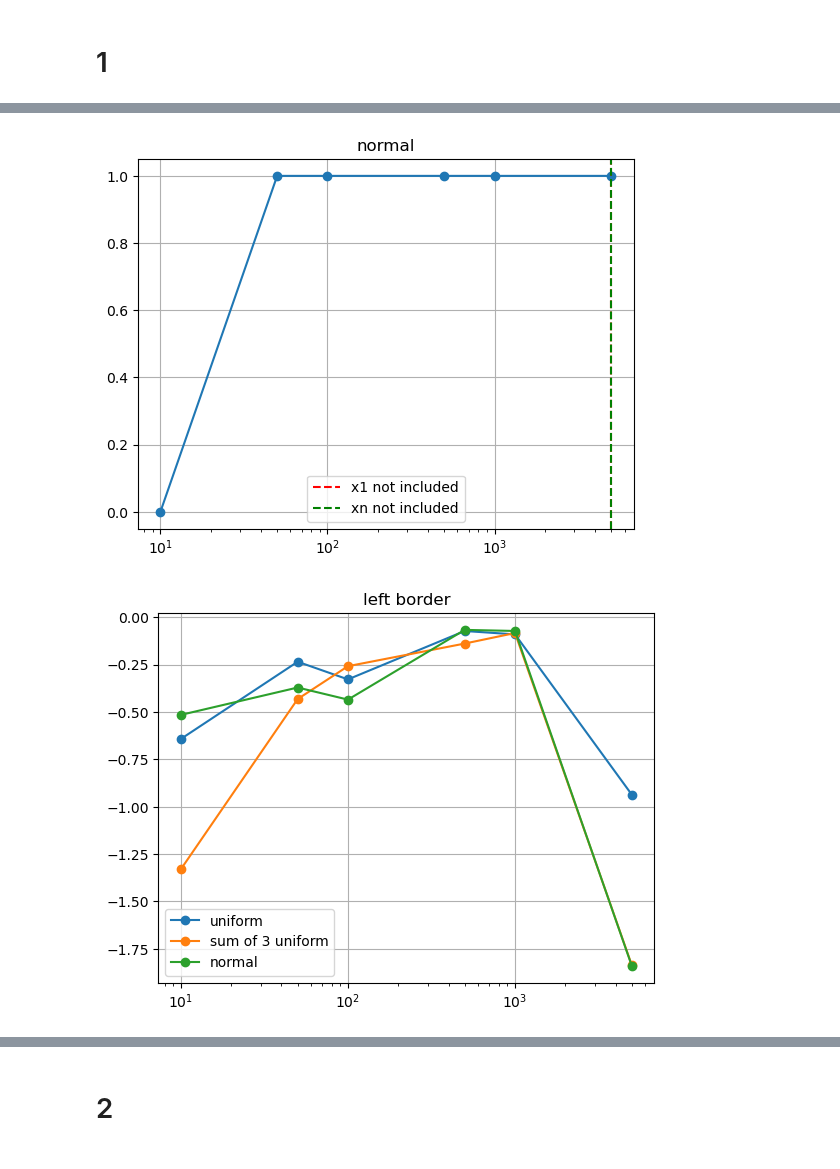
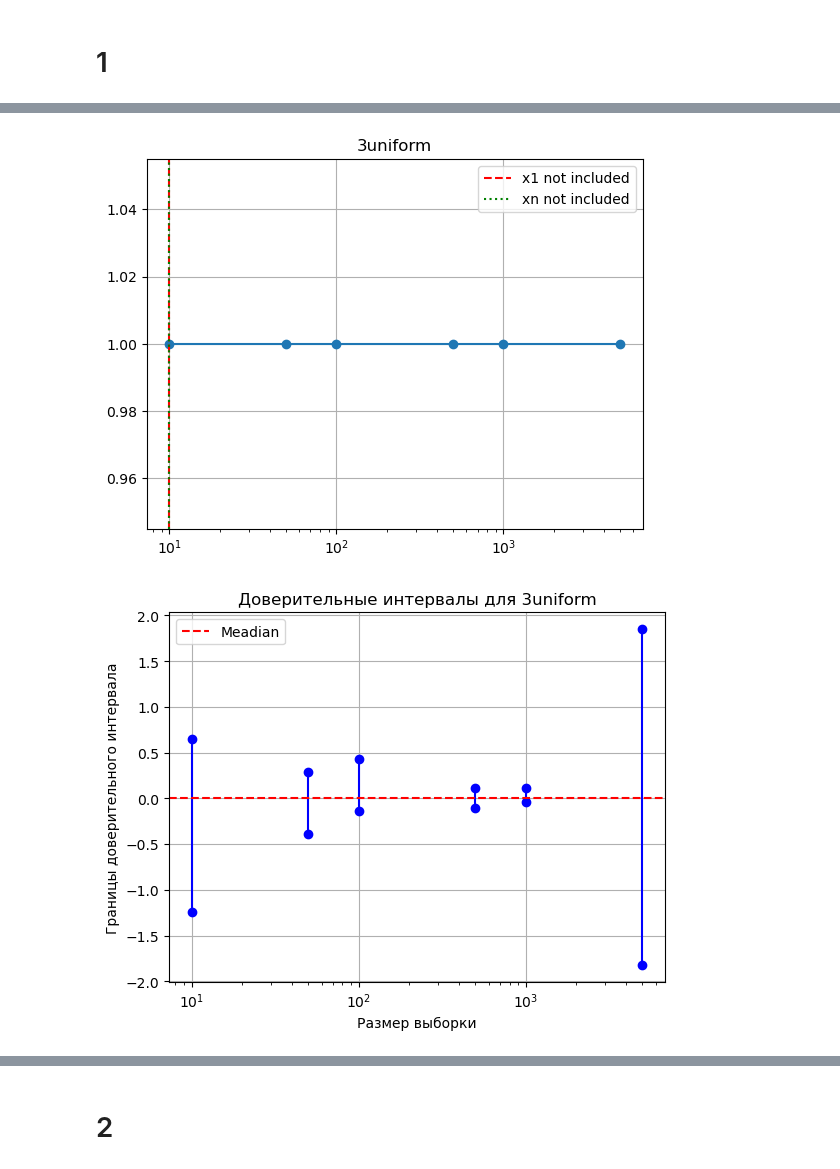
Before and after one commit to nixiieee/applied-statistics, a Jupyter notebook: 04/04_2709.ipynb, the cells around one changed output, grey strips where cells are left out. Saved outputs shown, nothing was run; the diff lists cells and outputs as text; code cells hidden in the pictures.

```diff
--- a/04/04_2709.ipynb
+++ b/04/04_2709.ipynb
@@ -115,9 +111,9 @@ def plot_intervals(type_interval, func_generate, mean, q=0.95, p=0.5, mode='defa
             cur_l.append(l)
             cur_r.append(r)
 
-            if data[0] <= l:
+            if data[0] <= l and x1_not_included == 1:
                 x1_not_included = N
-            if data[N-1] >= r:
+            if data[N-1] >= r and xn_not_included == 1:
                 xn_not_included = N
 
             if type_interval == 'median_analytical':
@@ -139,7 +135,7 @@ def plot_intervals(type_interval, func_generate, mean, q=0.95, p=0.5, mode='defa
     if x1_not_included > 1:
         plt.axvline(x1_not_included, color='red', linestyle='--', label='x1 not included')
     if xn_not_included > 1:
-        plt.axvline(xn_not_included, color='green', linestyle='--', label='xn not included')
+        plt.axvline(xn_not_included, color='green', linestyle=':', label='xn not included')
     plt.legend()
     plt.xscale('log')
     plt.grid(True)
@@ -177,6 +173,23 @@ def plot_time_on_one_plot(n_values, time_approx, time_analytical, dist):
     plt.title(dist)
     plt.grid(True)
     plt.show()
+# %%
+import numpy as np
+import matplotlib.pyplot as plt
+
+def plot_ci(sample_sizes, lower_bounds, upper_bounds, median, name_dist):
+    for i in range(len(sample_sizes)):
+        plt.plot([sample_sizes[i], sample_sizes[i]], [lower_bounds[i], upper_bounds[i]], color='blue', marker='o')
+
+    plt.axhline(y=median, color='red', linestyle='--', label='Meadian')
+    plt.xscale('log')
+    plt.xlabel('Размер выборки')
+    plt.ylabel('Границы доверительного интервала')
+    plt.title('Доверительные интервалы для ' + name_dist)
+    plt.legend()
+
+    plt.grid(True)
+    plt.show()
 # %% [markdown]
 # 1
 # %%
@@ -201,10 +214,8 @@ result.head()
 # %%
-plot_args_l, plot_args_r = [], []
 plot_time_approx = []
-for dist in [generate_uniform, generate_3uniform, generate_normal]:
-    n_values, l_cur, r_cur, time_spent = plot_intervals('median_approximation', dist, 0)
-    plot_args_l.append(l_cur)
-    plot_args_r.append(r_cur)
+dists = [generate_uniform, generate_3uniform, generate_normal]
+for i in range(3):
+    n_values, l_cur, r_cur, time_spent = plot_intervals('median_approximation', dists[i], 0)
     plot_time_approx.append(time_spent)
-plot_intervals_on_one_plot(n_values, *plot_args_l, *plot_args_r)
+    plot_ci(n_values, l_cur, r_cur, 0, dists[i].__name__.split('_')[1])
 # %% [output]
@@ -216,10 +228,9 @@ plot_intervals_on_one_plot(n_values, *plot_args_l, *plot_args_r)
 # %%
-plot_args_l, plot_args_r = [], []
 plot_time_analytical = []
-for dist in [generate_uniform, generate_3uniform, generate_normal]:
-    n_values, l_cur, r_cur, time_spent = plot_intervals('median_analytical', dist, 0)
-    plot_args_l.append(l_cur)
-    plot_args_r.append(r_cur)
+dists = [generate_uniform, generate_3uniform, generate_normal]
+for i in range(3):
+
+    n_values, l_cur, r_cur, time_spent = plot_intervals('median_analytical', dists[i], 0)
     plot_time_analytical.append(time_spent)
-plot_intervals_on_one_plot(n_values, *plot_args_l, *plot_args_r)
+    plot_ci(n_values, l_cur, r_cur, 0, dists[i].__name__.split('_')[1])
 # %% [output]
@@ -228,2 +239,2 @@ plot_intervals_on_one_plot(n_values, *plot_args_l, *plot_args_r)
-[figure, old version]
+[figure, new version]
-[figure, old version]
+[figure, new version]
```
Also changed, not shown: parts of 7 cells of this notebook, 1 other file.
